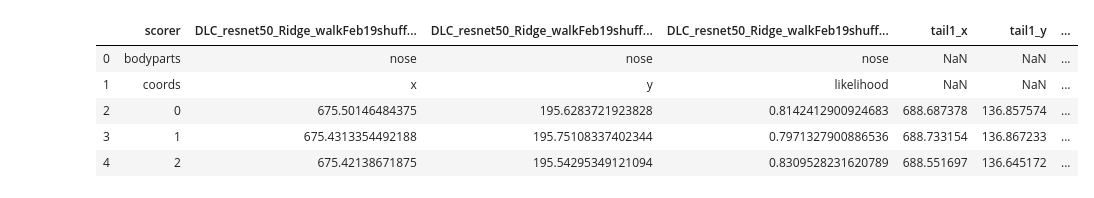
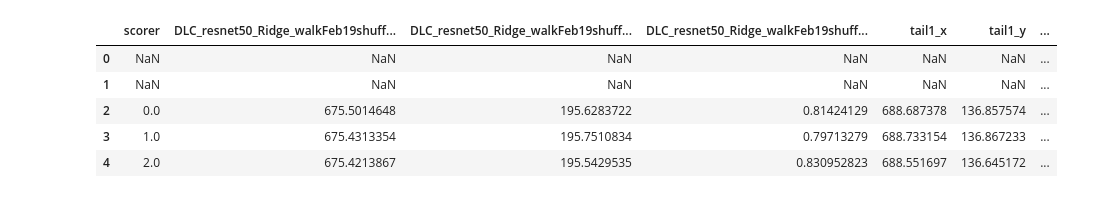
Before and after one commit to salvatoreNRIM/Ridge_analysis, a Jupyter notebook: Ridge_Visualization&Angle.ipynb, the cells around one changed output. Saved outputs shown, nothing was run; the diff lists cells and outputs as text; code cells hidden in the pictures.

```diff
--- a/Ridge_Visualization&Angle.ipynb
+++ b/Ridge_Visualization&Angle.ipynb
@@ -7,5 +8,5 @@ from math import acos, degrees
 # %%
-df = pd.read_csv(r'C:\Users\Salvo\Desktop\Ridge\DLC_videos\Videos_to_analyzeDLC\Trajectories.csv')
+df = pd.read_csv('/Users/swas92/Desktop/nRIM/Ridge_walking/scripts/Trajectories.csv')
 # %%
 #pd.read_csv('Trajectories.csv')
 #pd.columns = ['bodyparts', 'nose_x', 'nose_y', 'nose_lik', 'tail1_x', 'tail1_y', 'tail1_lik', 'tail2_x', 'tail2_y', 'tail2_lik', 'tail3_x', 'tail3_y', 'tail3_lik' ]
@@ -22,4 +23,4 @@ df.rename(columns={'DLC_resnet50_Ridge_walkFeb19shuffle1_100000.3':'tail1_x',
 #df[['tail1_x', 'tail1_y']]
 # %%
 #delete first two rows
-df.drop([0,1], axis = 0)
+df.iloc[0:2] = np.nan
@@ -96,25 +83,25 @@ def FindAngle3Points (a,b,c):
 #df
 # %%
 #Cmpute angles using 3 poins coordinates (6 values for 2D trajectories), and append as last column of panda dataframe
-
 angles=[]
 for i in range(df.shape[0]):
-    x1,y1=df.tail1_x[i],df.tail1_y[i]
+    #x1,y1=df.tail1_x[i],df.tail1_y[i]
+    x1,y1=df.tail2_x[i],0
     x2,y2=df.tail2_x[i],df.tail2_y[i]
     x3,y3=df.tail3_x[i],df.tail3_y[i]
     a=((x3-x1)**2+(y3-y1)**2)**0.5
     b=((x1-x2)**2+(y1-y2)**2)**0.5
     c=((x2-x3)**2+(y2-y3)**2)**0.5
 
     angle=degrees(acos((b*b+c*c-a*a)/(2.0*b*c)))
     angles.append(round(angle,2))
 
 df['Angles']=angles
 df.head()
 # %% [output]
 |  | scorer | DLC_resnet50_Ridge_walkFeb19shuff... | DLC_resnet50_Ridge_walkFeb19shuff... | DLC_resnet50_Ridge_walkFeb19shuff... | tail1_x | tail1_y | ... |
-| 0 | bodyparts | nose | nose | nose | NaN | NaN | ... |
-| 1 | coords | x | y | likelihood | NaN | NaN | ... |
-| 2 | 0 | 675.50146484375 | 195.6283721923828 | 0.8142412900924683 | 688.687378 | 136.857574 | ... |
-| 3 | 1 | 675.4313354492188 | 195.75108337402344 | 0.7971327900886536 | 688.733154 | 136.867233 | ... |
-| 4 | 2 | 675.42138671875 | 195.54295349121094 | 0.8309528231620789 | 688.551697 | 136.645172 | ... |
+| 0 | NaN | NaN | NaN | NaN | NaN | NaN | ... |
+| 1 | NaN | NaN | NaN | NaN | NaN | NaN | ... |
+| 2 | 0.0 | 675.5014648 | 195.6283722 | 0.81424129 | 688.687378 | 136.857574 | ... |
+| 3 | 1.0 | 675.4313354 | 195.7510834 | 0.79713279 | 688.733154 | 136.867233 | ... |
+| 4 | 2.0 | 675.4213867 | 195.5429535 | 0.830952823 | 688.551697 | 136.645172 | ... |
```
Also changed, not shown: parts of 11 cells of this notebook.
